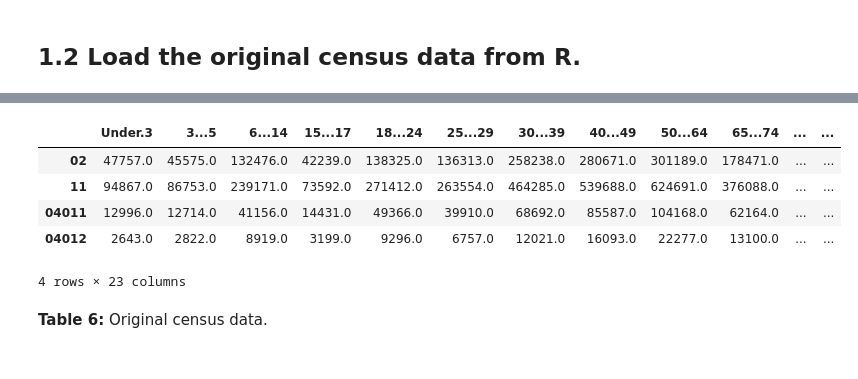
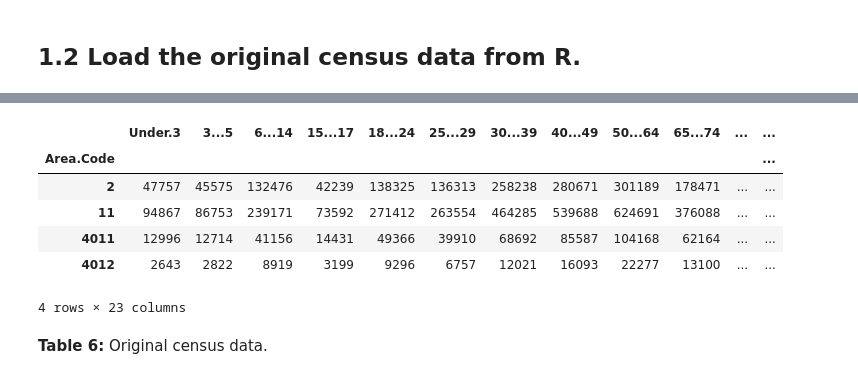
Before and after one commit to emunozh/gregwt-performance, a Jupyter notebook: Optimal selection of constrain categories.ipynb, the cells around one changed output, grey strips where cells are left out. Drawn from its saved outputs; the diff is of its cells as text; code cells hidden in the pictures.

```diff
--- a/Optimal selection of constrain categories.ipynb
+++ b/Optimal selection of constrain categories.ipynb
@@ -123,0 +90,2 @@ data = data.T
+# %%
+data = pd.read_csv("Zensus-2011-clean.csv", index_col=1)
@@ -124,11 +94,12 @@ data = data.T
 # %%
-data.loc[["02","11", "04011", "04012"]]
+data.loc[[2,11,4011,4012]]
 # %% [output]
 |  | Under.3 | 3...5 | 6...14 | 15...17 | 18...24 | 25...29 | 30...39 | 40...49 | 50...64 | 65...74 | ... | ... |
-| 02 | 47757.0 | 45575.0 | 132476.0 | 42239.0 | 138325.0 | 136313.0 | 258238.0 | 280671.0 | 301189.0 | 178471.0 | ... | ... |
-| 11 | 94867.0 | 86753.0 | 239171.0 | 73592.0 | 271412.0 | 263554.0 | 464285.0 | 539688.0 | 624691.0 | 376088.0 | ... | ... |
-| 04011 | 12996.0 | 12714.0 | 41156.0 | 14431.0 | 49366.0 | 39910.0 | 68692.0 | 85587.0 | 104168.0 | 62164.0 | ... | ... |
-| 04012 | 2643.0 | 2822.0 | 8919.0 | 3199.0 | 9296.0 | 6757.0 | 12021.0 | 16093.0 | 22277.0 | 13100.0 | ... | ... |
+| Area.Code |  |  |  |  |  |  |  |  |  |  |  | ... |
+| 2 | 47757 | 45575 | 132476 | 42239 | 138325 | 136313 | 258238 | 280671 | 301189 | 178471 | ... | ... |
+| 11 | 94867 | 86753 | 239171 | 73592 | 271412 | 263554 | 464285 | 539688 | 624691 | 376088 | ... | ... |
+| 4011 | 12996 | 12714 | 41156 | 14431 | 49366 | 39910 | 68692 | 85587 | 104168 | 62164 | ... | ... |
+| 4012 | 2643 | 2822 | 8919 | 3199 | 9296 | 6757 | 12021 | 16093 | 22277 | 13100 | ... | ... |
 4 rows × 23 columns
 # %% [markdown]
 **Table 6:** Original census data.
```
Also changed, not shown: parts of 43 cells of this notebook, 1 other file.
